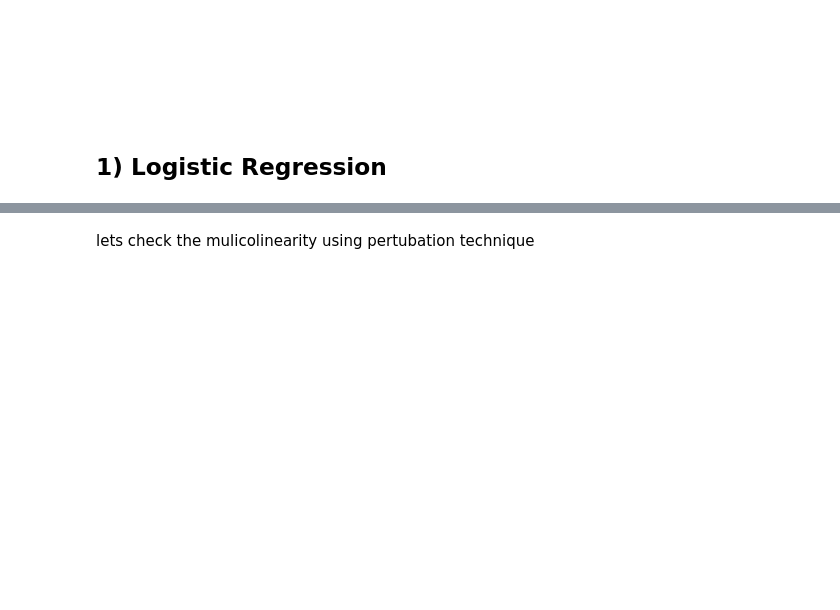
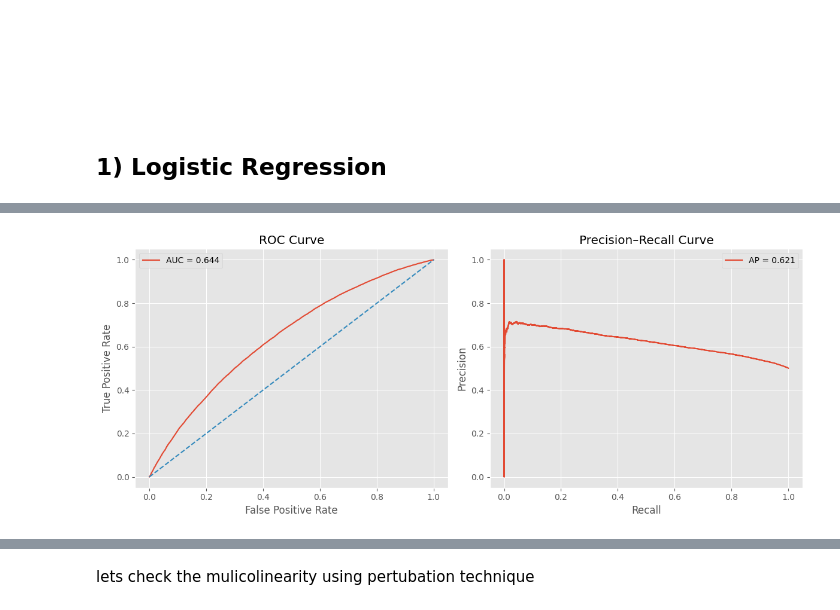
Before and after one commit to prasadPattuvamVeedu/microsoft_fraud_detection, a Jupyter notebook: microsofr_fraud_detection.ipynb, the cells around one changed output, grey strips where cells are left out. Cells and saved outputs as stored; diff of their text form; code cells hidden in the pictures; blank space fills up the shorter version.

Commit message:
done model evaluation for logistic regression and sm model

```diff
--- a/microsofr_fraud_detection.ipynb
+++ b/microsofr_fraud_detection.ipynb
@@ -1859,0 +1956,4 @@ analyze_dataframe=make_dataframe(weight_2,weight_1, x_train)
+# %%
+plot_curves(model,x_test_scaled,y_test)
+# %% [output]
+[figure, added]
```
Also changed, not shown: parts of 91 cells of this notebook.
